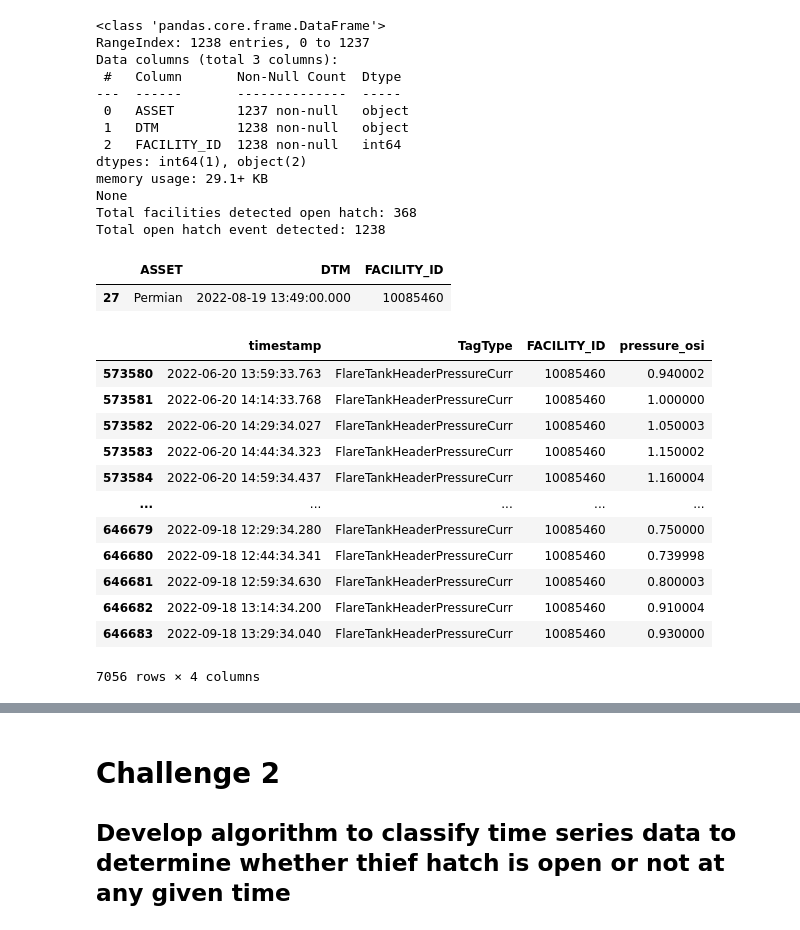
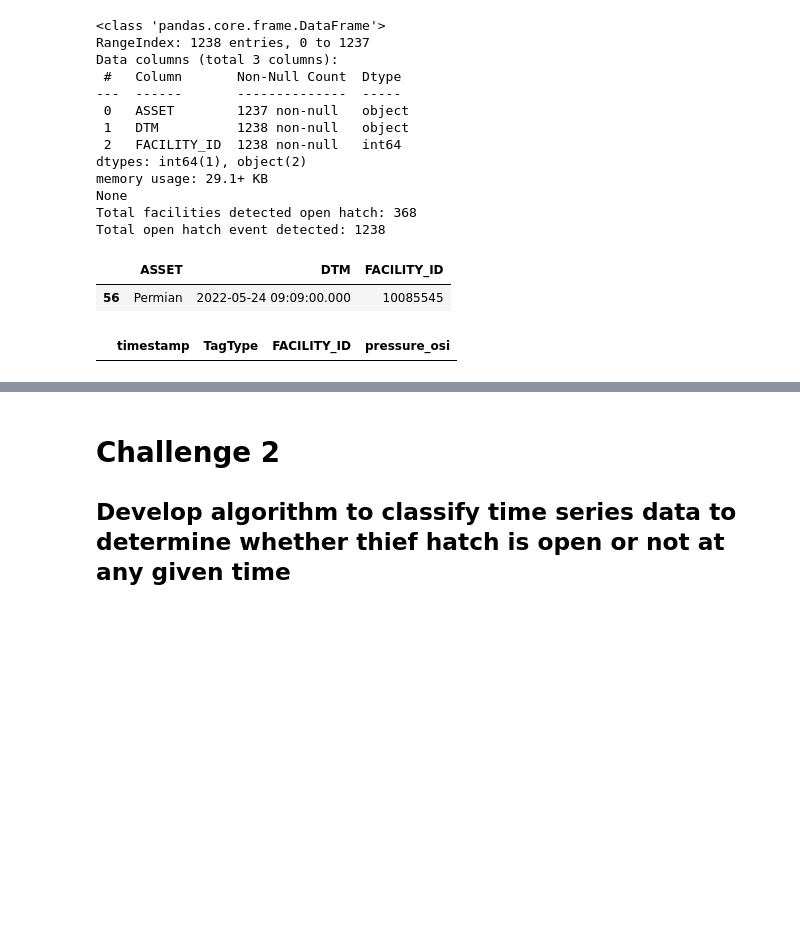
Before and after one commit to brycemines/mines-Innov8x-bpx-challenge-s23, a Jupyter notebook: instructions.ipynb, the cells around one changed output, grey strips where cells are left out. Cells and saved outputs as stored; diff of their text form; code cells hidden in the pictures; blank space fills up the shorter version.

```diff
--- a/instructions.ipynb
+++ b/instructions.ipynb
@@ -33,9 +34,10 @@ memory usage: 85.7+ MB
 # %%
 # check thp for one facility that we magically knew it had open thief hatch
 
-facility_id = 10085460
+facility_id = 10085545
 df_thp_460 = df_thp[df_thp.FACILITY_ID == facility_id].copy()
 df_thp_460.timestamp = pd.to_datetime(df_thp_460.timestamp)
+#df_thp_460 = df_thp_460[(np.abs(stats.zscore(df_thp_460['pressure_osi'])) < 3)]
 print(df_thp_460.head())
 
 from utils import plot_ts_open_hatch
@@ -84,33 +85,22 @@ df_drone_460 = df_drone[df_drone.FACILITY_ID == facility_id]
 df_drone_460
 # %% [output]
 |  | ASSET | DTM | FACILITY_ID |
-| 27 | Permian | 2022-08-19 13:49:00.000 | 10085460 |
+| 56 | Permian | 2022-05-24 09:09:00.000 | 10085545 |
 # %%
 # check tank header pressure only limited days before and after to keep plot clean and easy to read
 from datetime import timedelta
 
 t_drone_open_hatch = df_drone_460.DTM.iloc[0] # in this case, only one open hatch event detected for this facility
 t_drone_open_hatch = pd.to_datetime(t_drone_open_hatch)
 
 t_strt = t_drone_open_hatch - timedelta(days=60)
-t_stop = t_drone_open_hatch + timedelta(days=30)
+t_stop = t_drone_open_hatch + timedelta(days=60)
 
 df_thp_460 = df_thp_460[df_thp_460.timestamp.between(t_strt, t_stop)]
+
 df_thp_460
 # %% [output]
 |  | timestamp | TagType | FACILITY_ID | pressure_osi |
-| 573580 | 2022-06-20 13:59:33.763 | FlareTankHeaderPressureCurr | 10085460 | 0.940002 |
-| 573581 | 2022-06-20 14:14:33.768 | FlareTankHeaderPressureCurr | 10085460 | 1.000000 |
-| 573582 | 2022-06-20 14:29:34.027 | FlareTankHeaderPressureCurr | 10085460 | 1.050003 |
-| 573583 | 2022-06-20 14:44:34.323 | FlareTankHeaderPressureCurr | 10085460 | 1.150002 |
-| 573584 | 2022-06-20 14:59:34.437 | FlareTankHeaderPressureCurr | 10085460 | 1.160004 |
-| ... | ... | ... | ... | ... |
-| 646679 | 2022-09-18 12:29:34.280 | FlareTankHeaderPressureCurr | 10085460 | 0.750000 |
-| 646680 | 2022-09-18 12:44:34.341 | FlareTankHeaderPressureCurr | 10085460 | 0.739998 |
-| 646681 | 2022-09-18 12:59:34.630 | FlareTankHeaderPressureCurr | 10085460 | 0.800003 |
-| 646682 | 2022-09-18 13:14:34.200 | FlareTankHeaderPressureCurr | 10085460 | 0.910004 |
-| 646683 | 2022-09-18 13:29:34.040 | FlareTankHeaderPressureCurr | 10085460 | 0.930000 |
-7056 rows × 4 columns
 # %%
 # get work order data to check whether and when hatch was closed
 
```
Also changed, not shown: parts of 10 cells of this notebook.
